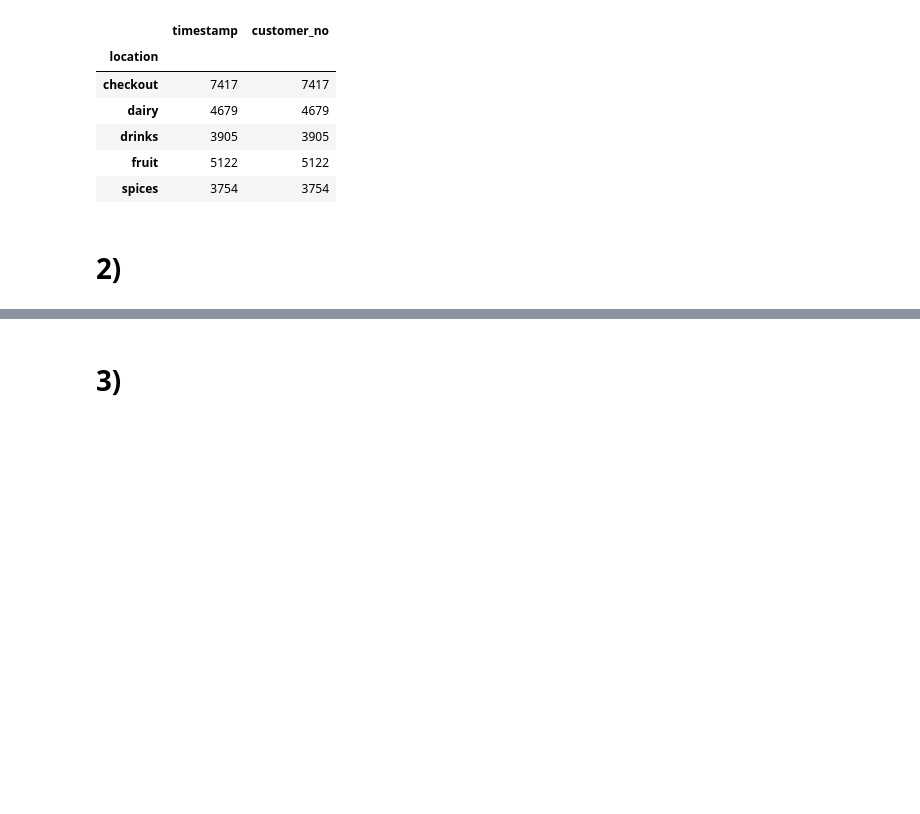
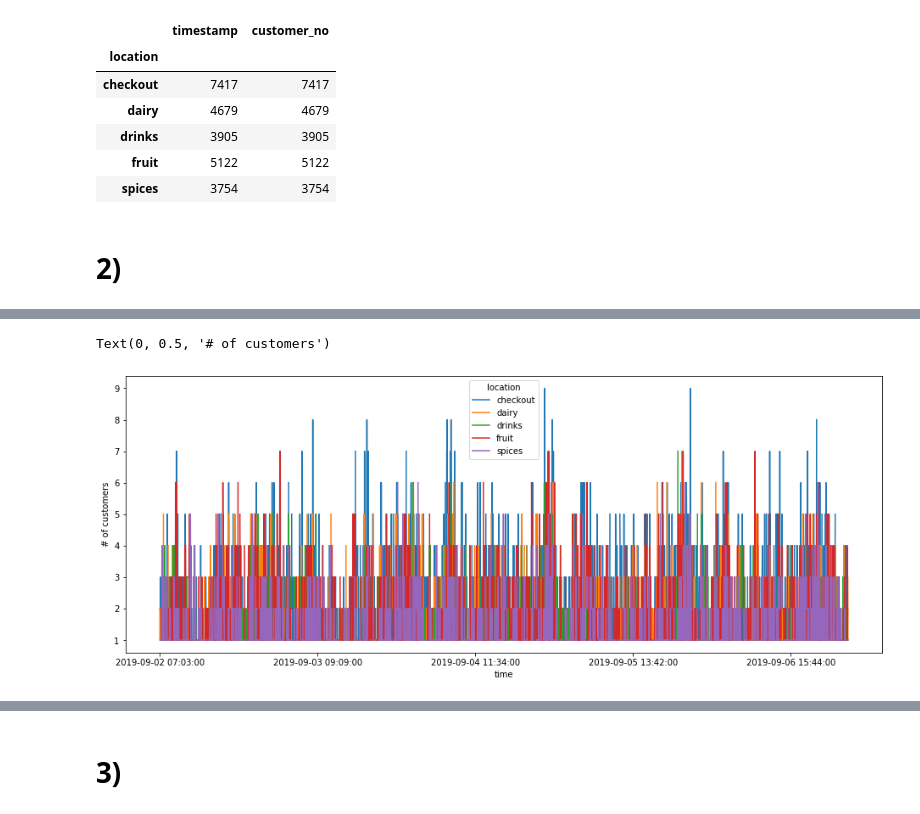
Before and after one commit to brauliotegui/MARKET, a Jupyter notebook: Data_Exploration.ipynb, the cells around one changed output, grey strips where cells are left out. Cells and saved outputs as stored; diff of their text form; code cells hidden in the pictures; blank space fills up the shorter version.

```diff
--- a/Data_Exploration.ipynb
+++ b/Data_Exploration.ipynb
@@ -101,0 +111,3 @@ df['customers@time'] = df.groupby('timestamp').transform('count')['customer_no']
+# %%
+customers_over_time = pd.DataFrame(df.groupby(['location', 'timestamp']).count().unstack('location')['customer_no'])
+customers_over_time.fillna(0)
@@ -102,3 +129,10 @@ df['customers@time'] = df.groupby('timestamp').transform('count')['customer_no']
+# %%
+customers_over_time.plot(figsize=(16,6))
+plt.xlabel('time')
+plt.ylabel('# of customers')
+# %% [output]
+Text(0, 0.5, '# of customers')
+[figure, added]
 # %%
 df['timestamp'] = pd.to_datetime(df['timestamp'])
 df['hour'] = pd.to_datetime(df['timestamp']).dt.hour
```
Also changed, not shown: parts of 11 cells of this notebook.
